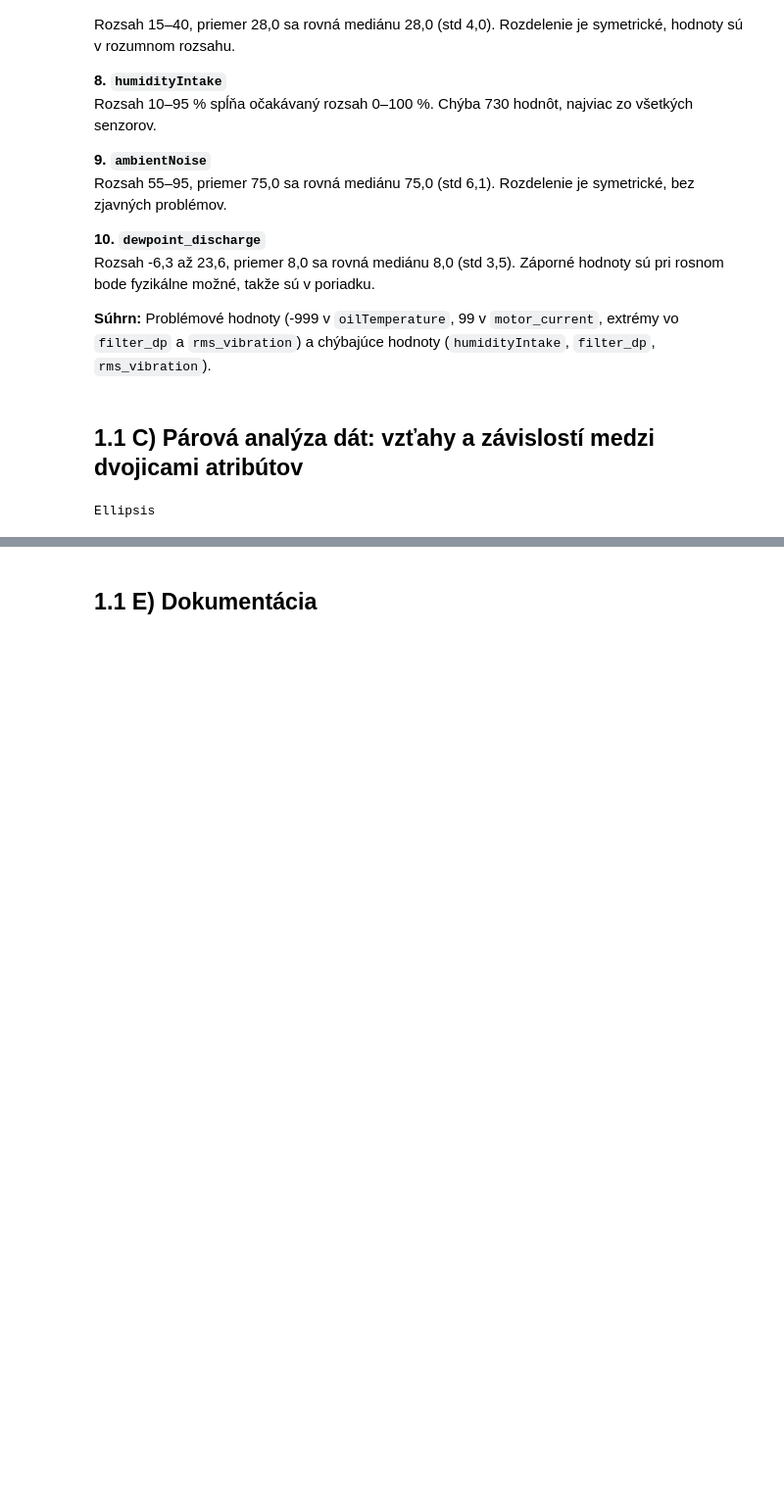
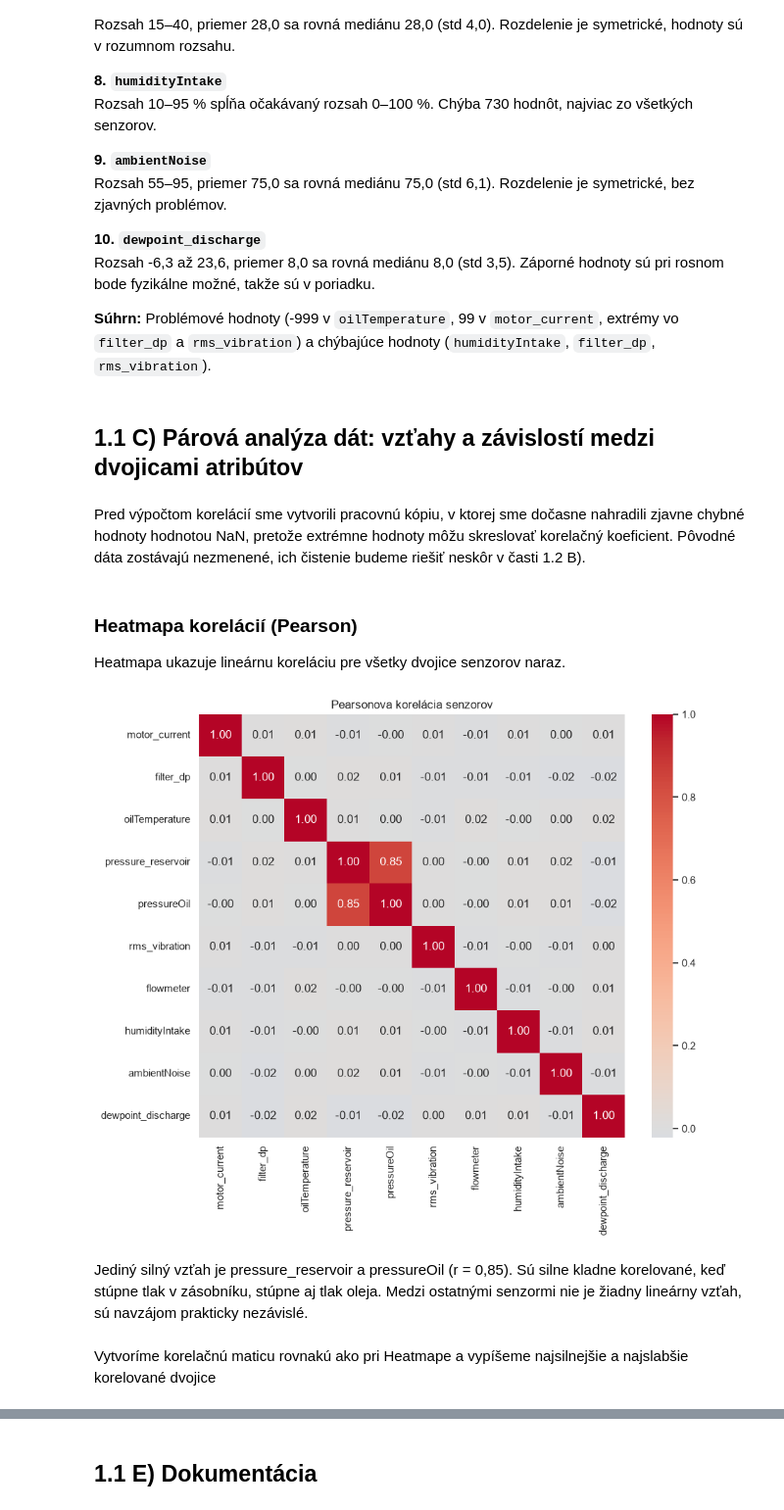
Before and after one commit to kavonada/IAU_zadanie, a Jupyter notebook: projekt.ipynb, the cells around one changed output, grey strips where cells are left out. Shown at 98% size. Saved outputs shown, nothing was run; the diff lists cells and outputs as text; code cells hidden in the pictures; blank space fills up the shorter version.

```diff
--- a/projekt.ipynb
+++ b/projekt.ipynb
@@ -267,7 +283,23 @@ Rozsah -6,3 až 23,6, priemer 8,0 sa rovná mediánu 8,0 (std 3,5). Záporné ho
 **Súhrn:** Problémové hodnoty (-999 v `oilTemperature`, 99 v `motor_current`, extrémy vo `filter_dp` a `rms_vibration`) a chýbajúce hodnoty (`humidityIntake`, `filter_dp`, `rms_vibration`).
 # %% [markdown]
 ## 1.1 C) Párová analýza dát: vzťahy a závislostí medzi dvojicami atribútov
-# %%
-...
-# %% [output]
-Ellipsis
+# %% [markdown]
+Pred výpočtom korelácií sme vytvorili pracovnú kópiu, v ktorej sme dočasne nahradili zjavne chybné hodnoty hodnotou NaN, pretože extrémne hodnoty môžu skreslovať korelačný koeficient. Pôvodné dáta zostávajú nezmenené, ich čistenie budeme riešiť neskôr v časti 1.2 B).
+# %%
+tmp = readings_data[sensor_cols].copy()
+tmp.loc[tmp["oilTemperature"] < -900, "oilTemperature"] = np.nan
+tmp.loc[tmp["motor_current"] > 20, "motor_current"] = np.nan
+# %% [markdown]
+### Heatmapa korelácií (Pearson)
+Heatmapa ukazuje lineárnu koreláciu pre všetky dvojice senzorov naraz.
+# %%
+fig, ax = plt.subplots(figsize=(10, 8))
+sns.heatmap(tmp.corr(), ax=ax, annot=True, fmt=".2f", cmap="coolwarm", center=0)
+ax.set_title("Pearsonova korelácia senzorov")
+plt.show()
+# %% [output]
+[figure, added]
+# %% [markdown]
+Jediný silný vzťah je pressure_reservoir a pressureOil (r = 0,85). Sú silne kladne korelované, keď stúpne tlak v zásobníku, stúpne aj tlak oleja. Medzi ostatnými senzormi nie je žiadny lineárny vzťah, sú navzájom prakticky nezávislé.
+# %% [markdown]
+Vytvoríme korelačnú maticu rovnakú ako pri Heatmape a vypíšeme najsilnejšie a najslabšie korelované dvojice
```
Also changed, not shown: parts of 23 cells of this notebook.
